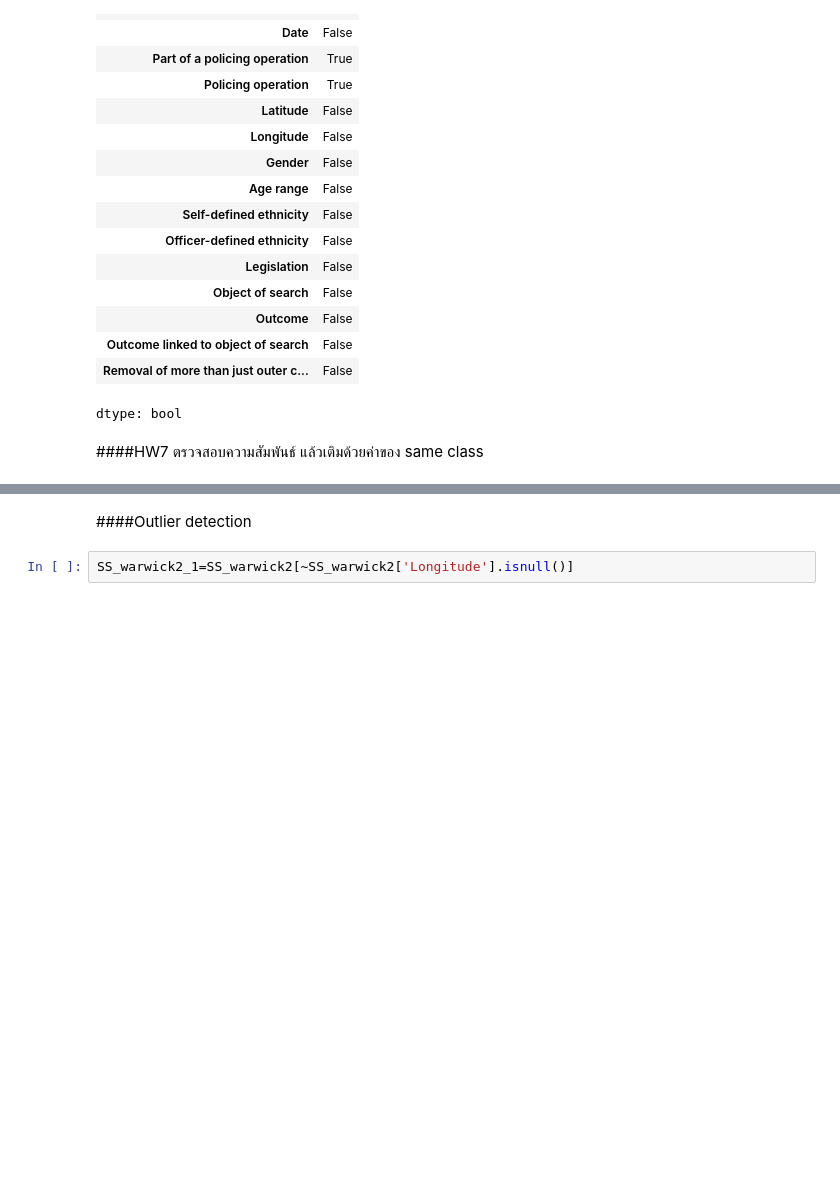
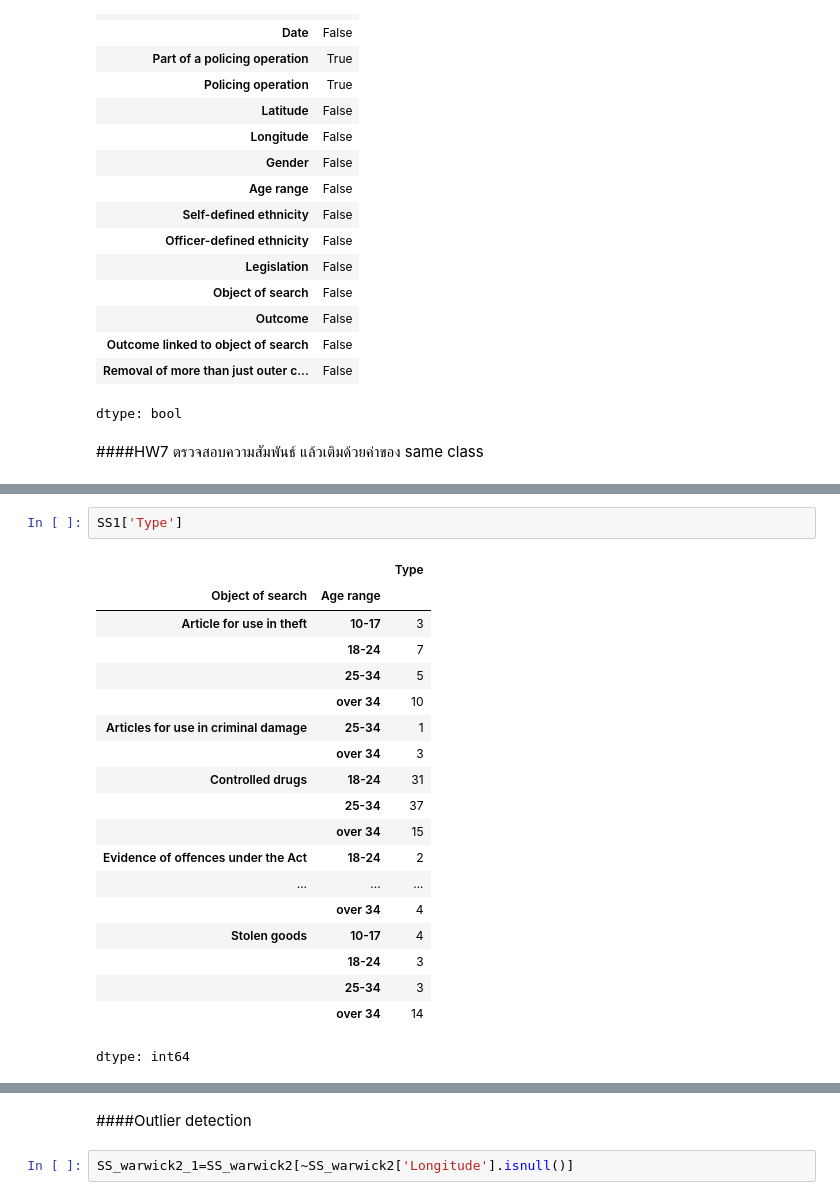
Before and after one commit to emkrit1242/MSC_DPDM_2025, a Jupyter notebook: Data101.ipynb, the cells around one changed output, grey strips where cells are left out. Saved outputs shown, nothing was run; the diff lists cells and outputs as text; blank space fills up the shorter version.

```diff
--- a/Data101.ipynb
+++ b/Data101.ipynb
@@ -577,0 +579,22 @@ SS_warwick2.groupby(['Object of search','Age range']).count()
+# %%
+SS1['Type']
+# %% [output]
+|  |  | Type |
+| Object of search | Age range |  |
+| Article for use in theft | 10-17 | 3 |
+|  | 18-24 | 7 |
+|  | 25-34 | 5 |
+|  | over 34 | 10 |
+| Articles for use in criminal damage | 25-34 | 1 |
+|  | over 34 | 3 |
+| Controlled drugs | 18-24 | 31 |
+|  | 25-34 | 37 |
+|  | over 34 | 15 |
+| Evidence of offences under the Act | 18-24 | 2 |
+| ... | ... | ... |
+|  | over 34 | 4 |
+| Stolen goods | 10-17 | 4 |
+|  | 18-24 | 3 |
+|  | 25-34 | 3 |
+|  | over 34 | 14 |
+dtype: int64
```
Also changed, not shown: parts of 7 cells of this notebook.
